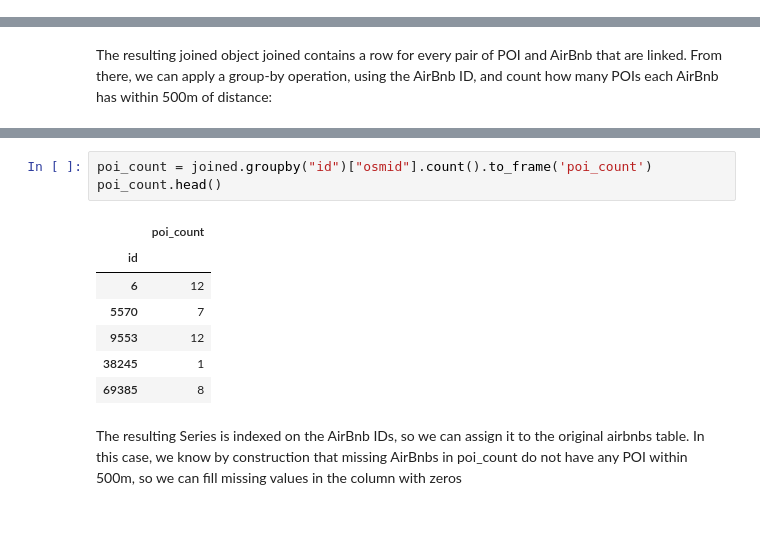
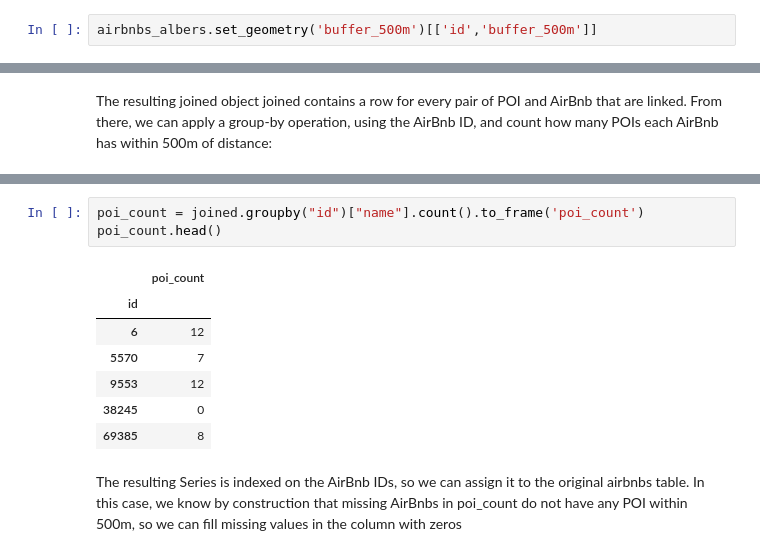
Before and after one commit to edieraristizabal/AnalisisGeoespacial, a Jupyter notebook: Notebooks/DataEngineering.ipynb, the cells around one changed output, grey strips where cells are left out. Drawn from its saved outputs; the diff is of its cells as text; blank space fills up the shorter version.

```diff
--- a/Notebooks/DataEngineering.ipynb
+++ b/Notebooks/DataEngineering.ipynb
@@ -679,3 +720,5 @@ print(np.shape(pois_albers))
 # %% [output]
 (6110, 21)
 (1322, 122)
+# %%
+airbnbs_albers.set_geometry('buffer_500m')[['id','buffer_500m']]
@@ -697,13 +771,13 @@ The resulting joined object joined contains a row for every pair of POI and AirB
 # %%
-poi_count = joined.groupby("id")["osmid"].count().to_frame('poi_count')
+poi_count = joined.groupby("id")["name"].count().to_frame('poi_count')
 poi_count.head()
 # %% [output]
 |  | poi_count |
 | id |  |
 | 6 | 12 |
 | 5570 | 7 |
 | 9553 | 12 |
-| 38245 | 1 |
+| 38245 | 0 |
 | 69385 | 8 |
 # %% [markdown]
 The resulting Series is indexed on the AirBnb IDs, so we can assign it to the original airbnbs table. In this case, we know by construction that missing AirBnbs in poi_count do not have any POI within 500m, so we can fill missing values in the column with zeros
```
Also changed, not shown: parts of 24 cells of this notebook, 16 other files.
